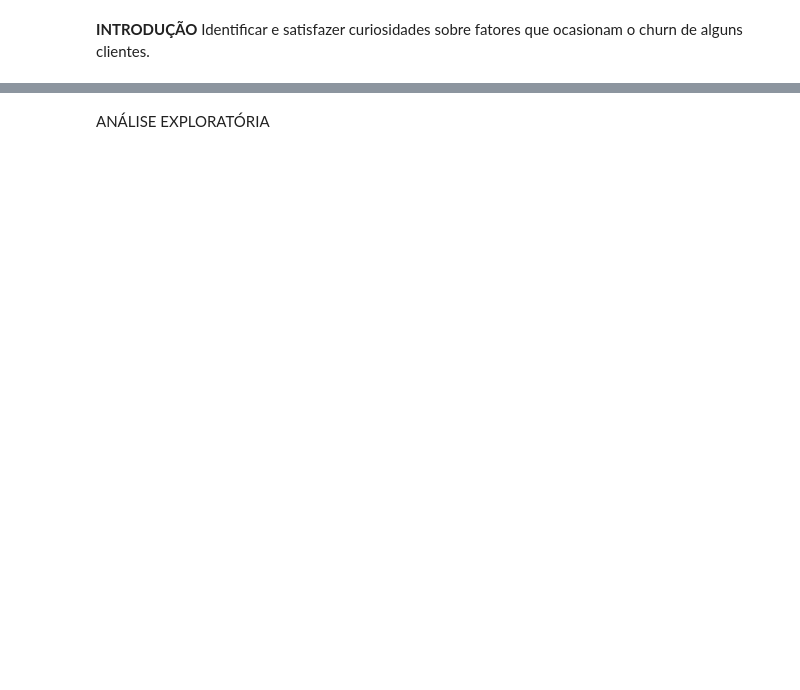
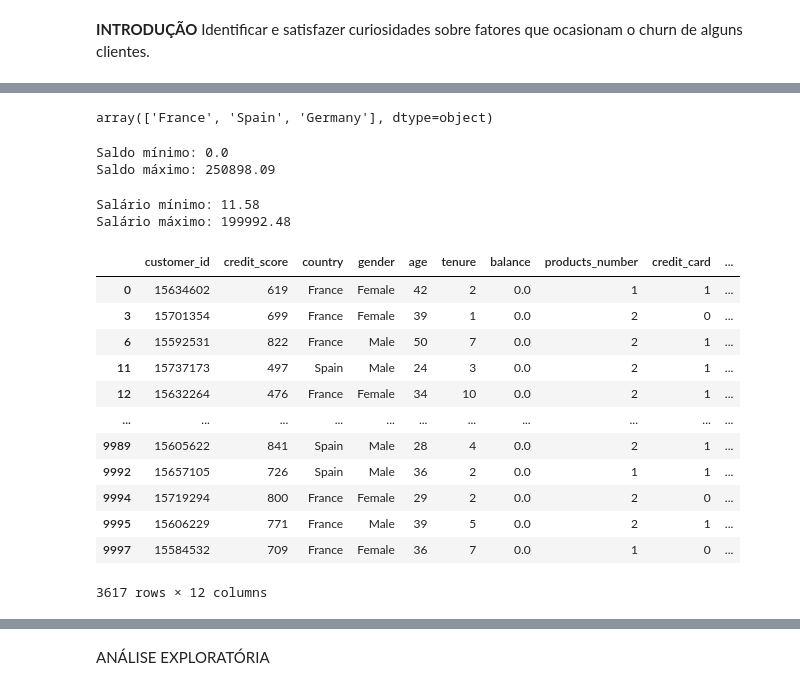
Before and after one commit to RafeuLopo/Kaggle_Analysis, a Jupyter notebook: Churn_Analysis.ipynb, the cells around one changed output, grey strips where cells are left out. Cells and saved outputs as stored; diff of their text form; code cells hidden in the pictures; blank space fills up the shorter version.

```diff
--- a/Churn_Analysis.ipynb
+++ b/Churn_Analysis.ipynb
@@ -19,5 +20,6 @@ import seaborn as sns
 # configurações
 plt.style.use('ggplot')
 # %%
-churn_data = pd.read_csv('/kaggle/input/bank-customer-churn-dataset/Bank Customer Churn Prediction.csv')
+# churn_data = pd.read_csv('/kaggle/input/bank-customer-churn-dataset/Bank Customer Churn Prediction.csv')
+churn_data = pd.read_csv('Bank Customer Churn Prediction.csv')
 churn_data.head()
@@ -26,14 +49,37 @@ churn_data.nunique().sort_values()
 # %%
 churn_data.country.unique()
+# %% [output]
+array(['France', 'Spain', 'Germany'], dtype=object)
 # %%
 min_balance = churn_data.balance.min()
 max_balance = churn_data.balance.max()
-f'Saldo mínimo: {min_balance} e Saldo máximo: {max_balance}'
+print(f'Saldo mínimo: {min_balance}\nSaldo máximo: {max_balance}')
+# %% [output]
+Saldo mínimo: 0.0
+Saldo máximo: 250898.09
 # %%
 min_salary = churn_data.estimated_salary.min()
 max_salary = churn_data.estimated_salary.max()
-f'Salário mínimo: {min_salary} e Salário máximo: {max_salary}'
+print(f'Salário mínimo: {min_salary}\nSalário máximo: {max_salary}')
+# %% [output]
+Salário mínimo: 11.58
+Salário máximo: 199992.48
 # %%
 zero_balance = churn_data.query("balance == 0")
+zero_balance
+# %% [output]
+|  | customer_id | credit_score | country | gender | age | tenure | balance | products_number | credit_card | ... |
+| 0 | 15634602 | 619 | France | Female | 42 | 2 | 0.0 | 1 | 1 | ... |
+| 3 | 15701354 | 699 | France | Female | 39 | 1 | 0.0 | 2 | 0 | ... |
+| 6 | 15592531 | 822 | France | Male | 50 | 7 | 0.0 | 2 | 1 | ... |
+| 11 | 15737173 | 497 | Spain | Male | 24 | 3 | 0.0 | 2 | 1 | ... |
+| 12 | 15632264 | 476 | France | Female | 34 | 10 | 0.0 | 2 | 1 | ... |
+| ... | ... | ... | ... | ... | ... | ... | ... | ... | ... | ... |
+| 9989 | 15605622 | 841 | Spain | Male | 28 | 4 | 0.0 | 2 | 1 | ... |
+| 9992 | 15657105 | 726 | Spain | Male | 36 | 2 | 0.0 | 1 | 1 | ... |
+| 9994 | 15719294 | 800 | France | Female | 29 | 2 | 0.0 | 2 | 0 | ... |
+| 9995 | 15606229 | 771 | France | Male | 39 | 5 | 0.0 | 2 | 1 | ... |
+| 9997 | 15584532 | 709 | France | Female | 36 | 7 | 0.0 | 1 | 0 | ... |
+3617 rows × 12 columns
 # %%
 churn_data.query(f"balance in {churn_data.balance.nlargest(3).to_list()} or estimated_salary in {churn_data.estimated_salary.nlargest(3).to_list()}")
```
Also changed, not shown: parts of 28 cells of this notebook.
